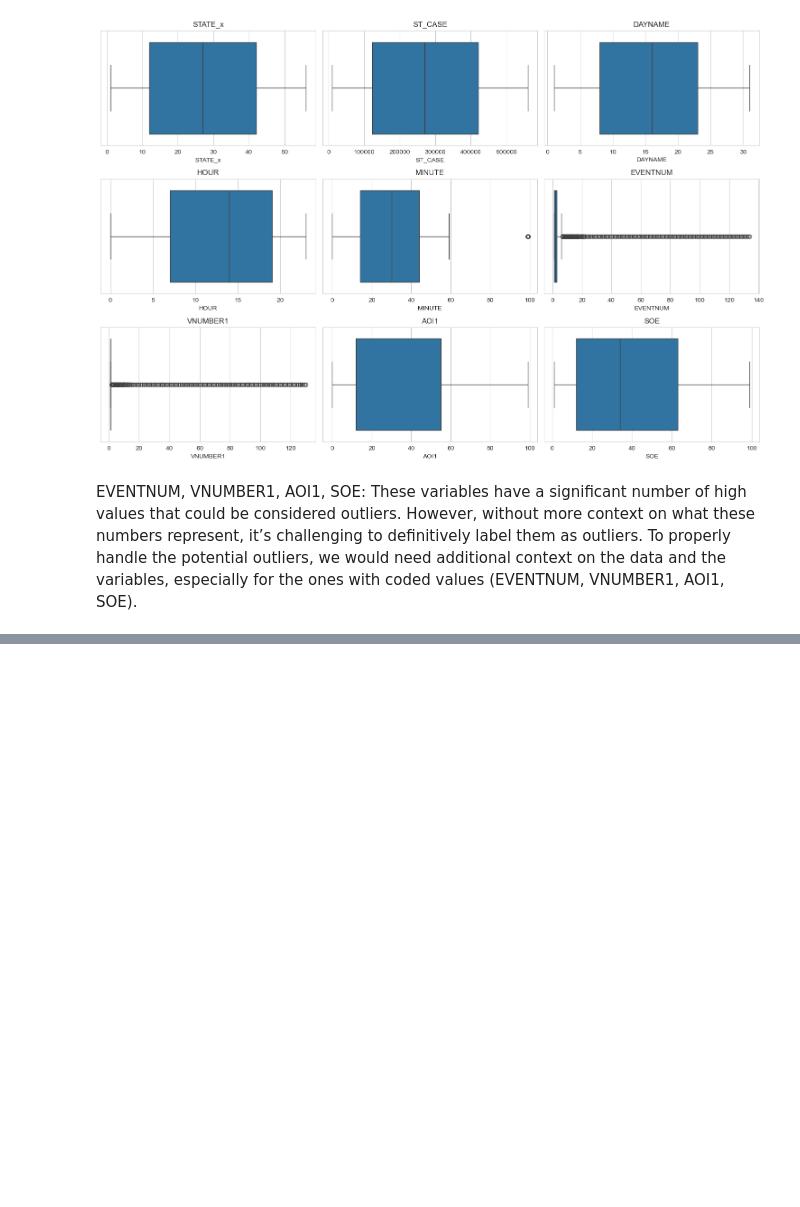
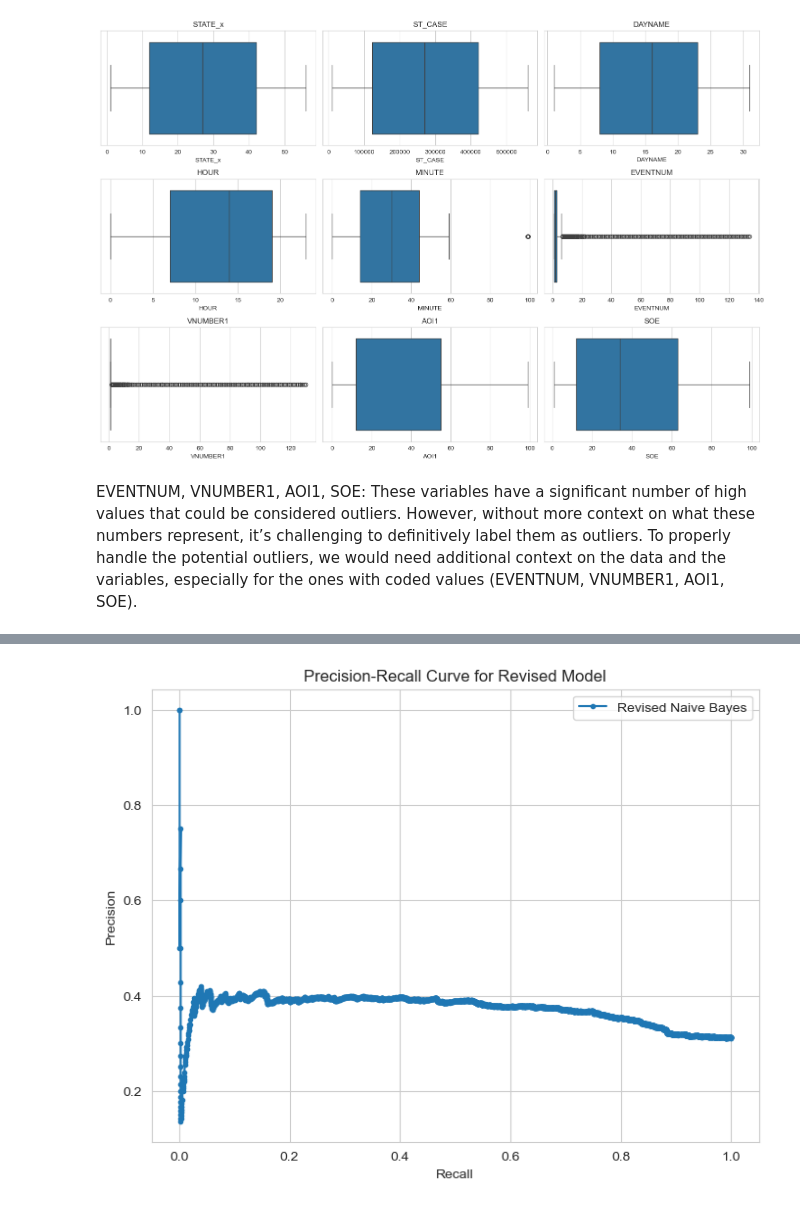
Before and after one commit to anly501/dsan-5000-project-FroomeBeibei79, a Jupyter notebook: ts.ipynb, the cells around one changed output, grey strips where cells are left out. Drawn from its saved outputs; the diff is of its cells as text; code cells hidden in the pictures; blank space fills up the shorter version.

```diff
--- a/ts.ipynb
+++ b/ts.ipynb
@@ -279,0 +384,57 @@ To properly handle the potential outliers, we would need additional context on t
+# %%
+
+# Load the dataset
+pdf_path = ('Data/FARS2021NationalCSV/accident.csv')
+data = pd.read_csv(pdf_path, encoding='ISO-8859-1')
+
+# Preprocess the data as before
+data['NOT_MINUTES'] = data['NOT_HOUR'] * 60 + data['NOT_MIN']
+data['ARR_MINUTES'] = data['ARR_HOUR'] * 60 + data['ARR_MIN']
+data['TIME_DIFF'] = data['ARR_MINUTES'] - data['NOT_MINUTES']
+data['TIME_DIFF'] = data['TIME_DIFF'].apply(lambda x: x + (1440 if x < 0 else 0))
+data['EMS_MORE_THAN_10_MIN'] = (data['TIME_DIFF'] > 10).astype(int)
+
+# Remove invalid records (where NOT_HOUR or ARR_HOUR is 99)
+valid_data = data[(data['NOT_HOUR'] != 99) & (data['ARR_HOUR'] != 99)]
+
+# Redefine the feature selection without the specified columns
+revised_features = [
+    'MONTH', 'DAY_WEEK', 'HOUR', 'MINUTE', 'ROUTE', 'TYP_INT',
+    'WRK_ZONE', 'REL_ROAD', 'LGT_COND', 'WEATHER'
+]
+
+# Prepare the feature matrix and target vector
+selected_features_revised = valid_data[revised_features].dropna(axis=1, how='any')
+y_revised = valid_data['EMS_MORE_THAN_10_MIN']
+
+# Encode categorical variables
+label_encoders = {}
+for column in selected_features_revised.select_dtypes(include=['object']).columns:
+    label_encoders[column] = LabelEncoder()
+    selected_features_revised[column] = label_encoders[column].fit_transform(selected_features_revised[column])
+
+# Split the dataset into train and test sets
+X_train_revised, X_test_revised, y_train_revised, y_test_revised = train_test_split(
+    selected_features_revised, y_revised, test_size=0.2, random_state=0)
+
+# Initialize and train the Gaussian Naive Bayes model
+model_revised = GaussianNB()
+model_revised.fit(X_train_revised, y_train_revised)
+
+# Predict probabilities for the test set
+y_scores_revised = model_revised.predict_proba(X_test_revised)[:, 1]
+
+# Compute precision-recall pairs for different probability thresholds
+precision_revised, recall_revised, thresholds_revised = precision_recall_curve(y_test_revised, y_scores_revised)
+
+# Plot the Precision-Recall curve
+plt.figure(figsize=(8, 6))
+plt.plot(recall_revised, precision_revised, marker='.', label='Revised Naive Bayes')
+plt.xlabel('Recall')
+plt.ylabel('Precision')
+plt.title('Precision-Recall Curve for Revised Model')
+plt.legend()
+plt.grid(True)
+plt.show()
+# %% [output]
+[figure, added]
```
Also changed, not shown: parts of 21 cells of this notebook, 7 other files.
